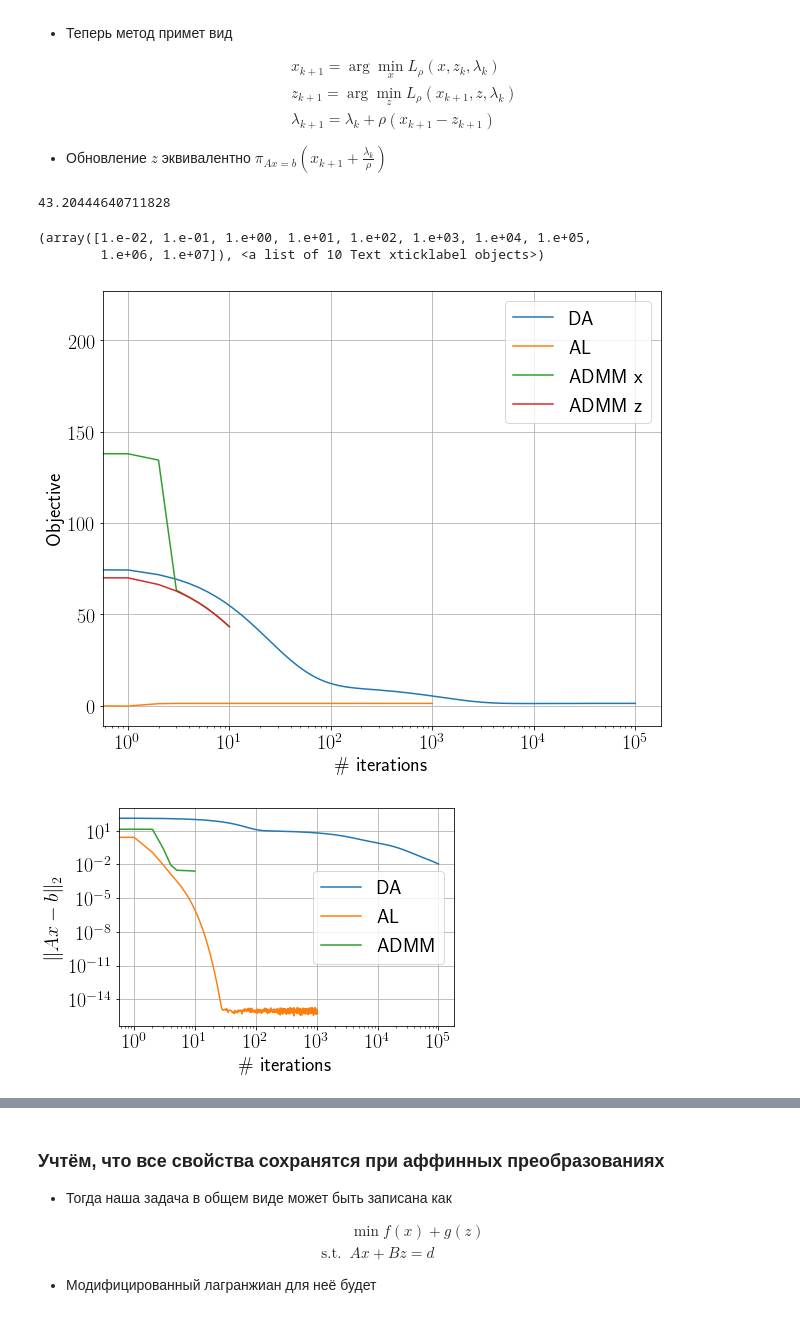
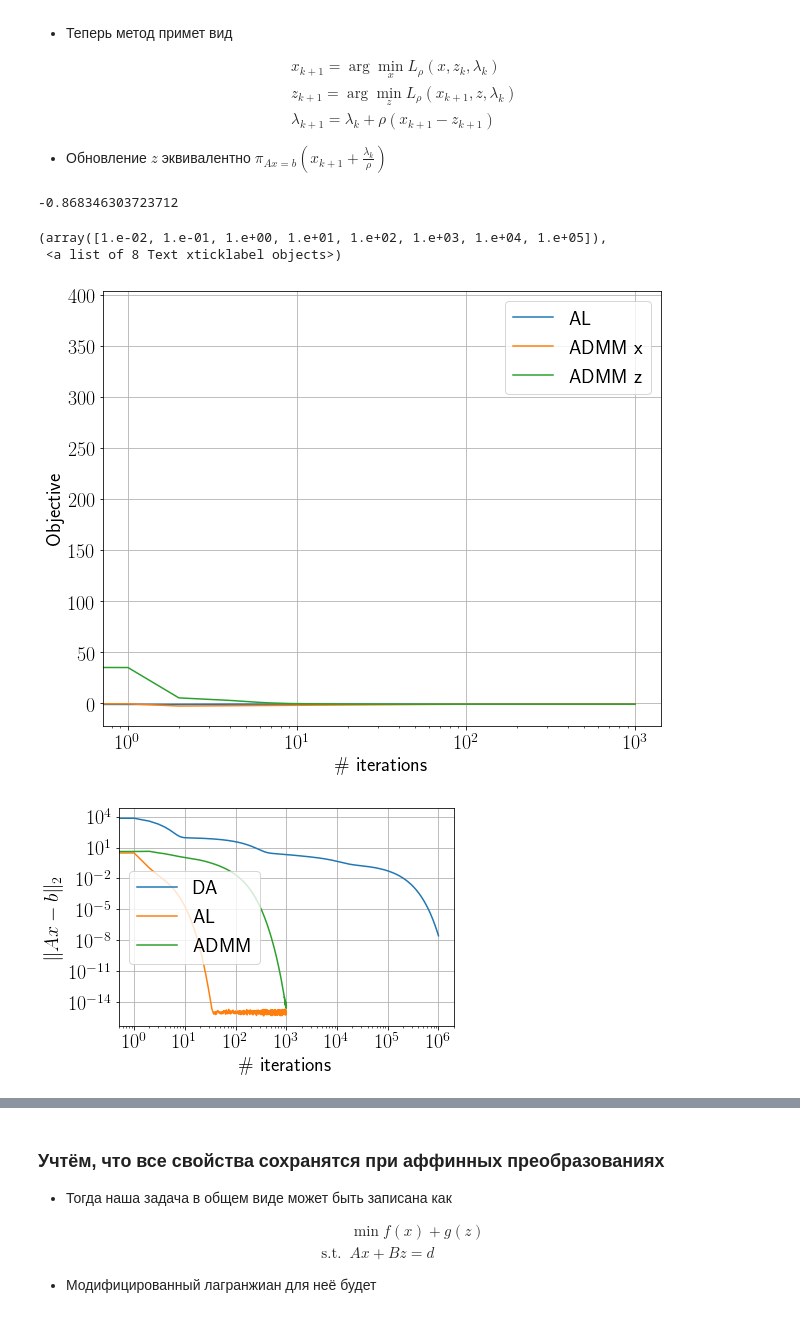
Before and after one commit to amkatrutsa/cet_opt_met, a Jupyter notebook: 09-admm/penalty_admm.ipynb, the cells around one changed output, grey strips where cells are left out. Drawn from its saved outputs; the diff is of its cells as text; code cells hidden in the pictures.

```diff
--- a/09-admm/penalty_admm.ipynb
+++ b/09-admm/penalty_admm.ipynb
@@ -366,7 +365,7 @@ optimal rho estimate: 3.92e-02
 x0 = np.random.randn(n)
 lam0 = np.random.randn(m)
 
-max_iter = 100000
+max_iter = 1000000
 alpha = 1e-4
 
 def f(x):
@@ -621,33 +624,33 @@ def update_z_admm(x, z, lam, A, b):
 # %%
 z0 = np.random.randn(n)
 lam0 = np.random.randn(n)
-rho = 1000
+rho = 1
 
 x_admm, z_admm, lam_admm, conv_x_admm, conv_z_admm, conv_lam_admm = admm(update_x_admm,
                                                                          update_z_admm,
                                                                          rho, x0, z0, lam0,
-                                                                         max_iter=10)
+                                                                         max_iter=1000)
 print(f(x_admm))
 # %% [output]
-43.20444640711828
+-0.868346303723712
 # %%
 plt.figure(figsize=(10, 8))
-plt.plot([f(x) for x in conv_x_da], label="DA")
+# plt.plot([f(x) for x in conv_x_da], label="DA")
 plt.plot([f(x) for x in conv_x_al], label="AL")
 plt.plot([f(x) for x in conv_x_admm], label="ADMM x")
 plt.plot([f(z) for z in conv_z_admm], label="ADMM z")
 # plt.yscale("log")
 plt.xscale("log")
 plt.legend(fontsize=20)
 plt.xlabel("\# iterations", fontsize=20)
 plt.ylabel("Objective", fontsize=20)
 plt.grid(True)
 plt.yticks(fontsize=20)
 plt.xticks(fontsize=20)
 # %% [output]
-(array([1.e-02, 1.e-01, 1.e+00, 1.e+01, 1.e+02, 1.e+03, 1.e+04, 1.e+05,
-        1.e+06, 1.e+07]), <a list of 10 Text xticklabel objects>)
+(array([1.e-02, 1.e-01, 1.e+00, 1.e+01, 1.e+02, 1.e+03, 1.e+04, 1.e+05]),
+ <a list of 8 Text xticklabel objects>)
-[figure, old version]
+[figure, new version]
 # %%
 plt.semilogy([np.linalg.norm(A @ x - b) for x in conv_x_da], label="DA")
 plt.semilogy([np.linalg.norm(A @ x - b) for x in conv_x_al], label="AL")
@@ -661,7 +664,7 @@ plt.yticks(fontsize=20)
 plt.xticks(fontsize=20)
 plt.show()
 # %% [output]
-[figure, old version]
+[figure, new version]
 # %%
 plt.semilogy([np.linalg.norm(x - z) for x, z in zip(conv_x_admm, conv_z_admm)])
 plt.grid(True)
```
Also changed, not shown: parts of 19 cells of this notebook.
